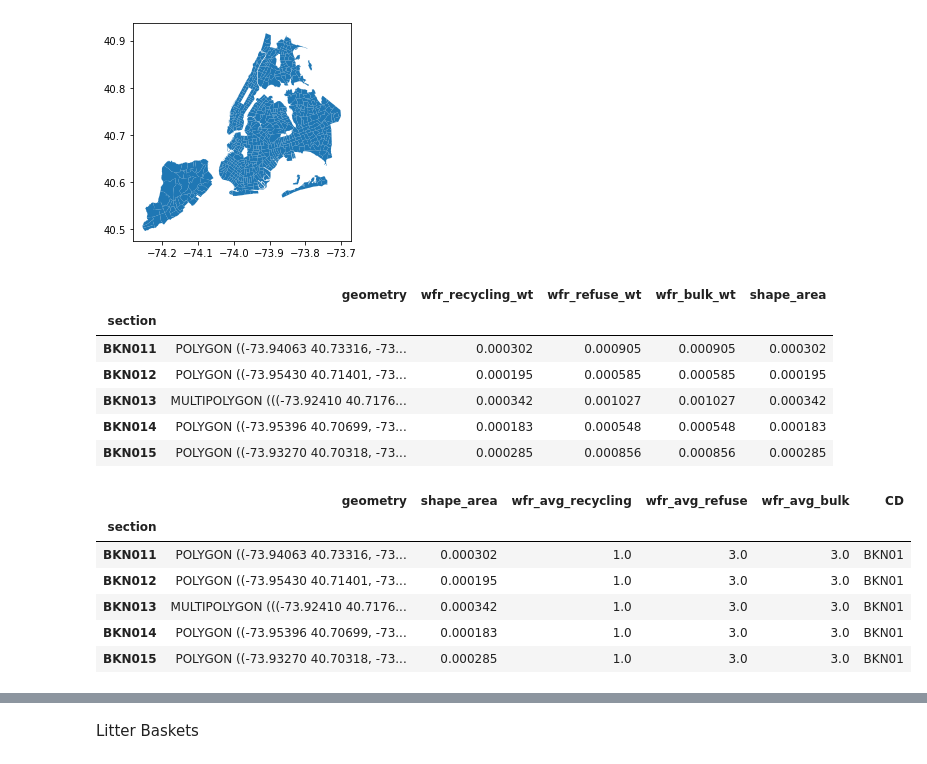
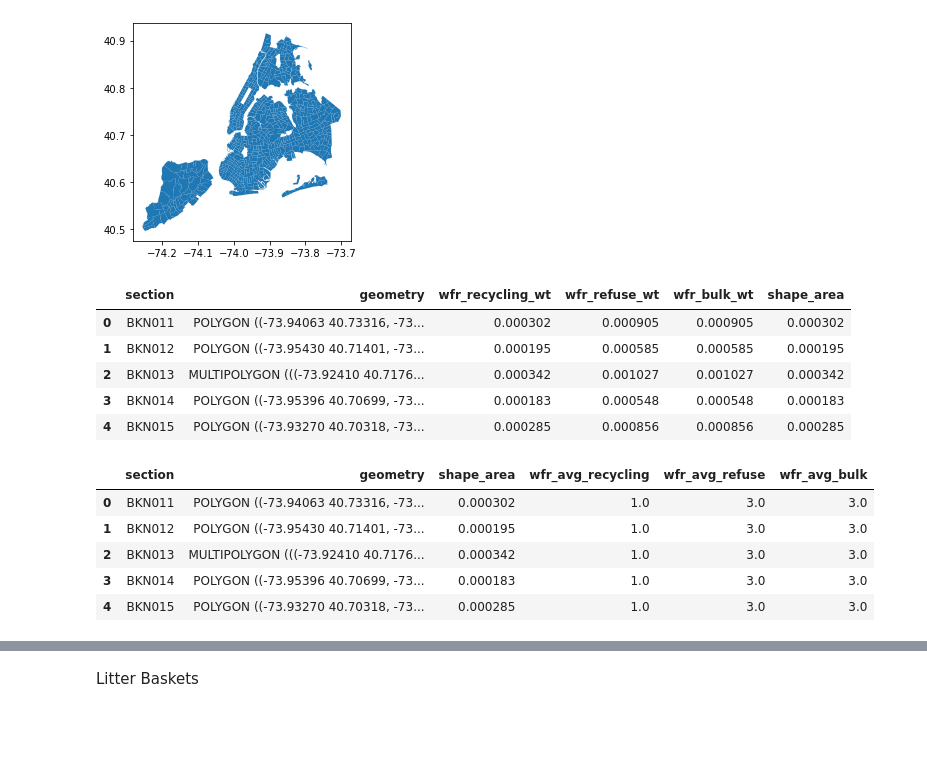
Before and after one commit to glpincus/NYCclean_ML4C, a Jupyter notebook: SWMpreprocessing.ipynb, the cells around one changed output, grey strips where cells are left out. Cells and saved outputs as stored; diff of their text form; code cells hidden in the pictures; blank space fills up the shorter version.

```diff
--- a/SWMpreprocessing.ipynb
+++ b/SWMpreprocessing.ipynb
@@ -2,9 +2,12 @@
 import pandas as pd
 import numpy as np
 import geopandas as gpd
+import matplotlib as plt
 import requests
 import urllib.request as urllib
 import json
+pd.set_option("max_rows", 200)
+pd.set_option("max_columns", None)
 # %% [markdown]
 Composting Services
 # %%
@@ -97,34 +100,29 @@ dsny_freq['wfr_refuse_wt'] = dsny_freq['wfr_refuse'] * dsny_freq['shape_area']
 dsny_freq['wfr_bulk_wt'] = dsny_freq['wfr_bulk'] * dsny_freq['shape_area']
 # %%
 #now dissolve and use the weighted average of collection frequency by land area
-dsny_freq_sct = dsny_freq[['section','wfr_recycling_wt','wfr_refuse_wt','wfr_bulk_wt','shape_area','geometry']].dissolve(by = 'section',aggfunc='sum')
+dsny_freq_sct = dsny_freq[['section','wfr_recycling_wt','wfr_refuse_wt','wfr_bulk_wt','shape_area','geometry']].dissolve(by = 'section',aggfunc='sum', as_index=False)
 dsny_freq_sct.head()
 # %% [output]
-|  | geometry | wfr_recycling_wt | wfr_refuse_wt | wfr_bulk_wt | shape_area |
-| section |  |  |  |  |  |
-| BKN011 | POLYGON ((-73.94063 40.73316, -73... | 0.000302 | 0.000905 | 0.000905 | 0.000302 |
-| BKN012 | POLYGON ((-73.95430 40.71401, -73... | 0.000195 | 0.000585 | 0.000585 | 0.000195 |
-| BKN013 | MULTIPOLYGON (((-73.92410 40.7176... | 0.000342 | 0.001027 | 0.001027 | 0.000342 |
-| BKN014 | POLYGON ((-73.95396 40.70699, -73... | 0.000183 | 0.000548 | 0.000548 | 0.000183 |
-| BKN015 | POLYGON ((-73.93270 40.70318, -73... | 0.000285 | 0.000856 | 0.000856 | 0.000285 |
+|  | section | geometry | wfr_recycling_wt | wfr_refuse_wt | wfr_bulk_wt | shape_area |
+| 0 | BKN011 | POLYGON ((-73.94063 40.73316, -73... | 0.000302 | 0.000905 | 0.000905 | 0.000302 |
+| 1 | BKN012 | POLYGON ((-73.95430 40.71401, -73... | 0.000195 | 0.000585 | 0.000585 | 0.000195 |
+| 2 | BKN013 | MULTIPOLYGON (((-73.92410 40.7176... | 0.000342 | 0.001027 | 0.001027 | 0.000342 |
+| 3 | BKN014 | POLYGON ((-73.95396 40.70699, -73... | 0.000183 | 0.000548 | 0.000548 | 0.000183 |
+| 4 | BKN015 | POLYGON ((-73.93270 40.70318, -73... | 0.000285 | 0.000856 | 0.000856 | 0.000285 |
 # %%
 #calculate weighted average frequency by section
 dsny_freq_sct['wfr_avg_recycling'] = dsny_freq_sct['wfr_recycling_wt'] / dsny_freq_sct['shape_area']
 dsny_freq_sct['wfr_avg_refuse'] = dsny_freq_sct['wfr_refuse_wt'] / dsny_freq_sct['shape_area']
 dsny_freq_sct['wfr_avg_bulk'] = dsny_freq_sct['wfr_bulk_wt'] / dsny_freq_sct['shape_area']
 
 #drop irrelevant columns
 dsny_freq_sct.drop(['wfr_recycling_wt','wfr_refuse_wt','wfr_bulk_wt'],axis = 1,inplace = True)
 
-#recreate CD column
-dsny_freq_sct['CD'] = dsny_freq_sct.index.str[:-1]
-
 dsny_freq_sct.head()
 # %% [output]
-|  | geometry | shape_area | wfr_avg_recycling | wfr_avg_refuse | wfr_avg_bulk | CD |
-| section |  |  |  |  |  |  |
-| BKN011 | POLYGON ((-73.94063 40.73316, -73... | 0.000302 | 1.0 | 3.0 | 3.0 | BKN01 |
-| BKN012 | POLYGON ((-73.95430 40.71401, -73... | 0.000195 | 1.0 | 3.0 | 3.0 | BKN01 |
-| BKN013 | MULTIPOLYGON (((-73.92410 40.7176... | 0.000342 | 1.0 | 3.0 | 3.0 | BKN01 |
-| BKN014 | POLYGON ((-73.95396 40.70699, -73... | 0.000183 | 1.0 | 3.0 | 3.0 | BKN01 |
-| BKN015 | POLYGON ((-73.93270 40.70318, -73... | 0.000285 | 1.0 | 3.0 | 3.0 | BKN01 |
+|  | section | geometry | shape_area | wfr_avg_recycling | wfr_avg_refuse | wfr_avg_bulk |
+| 0 | BKN011 | POLYGON ((-73.94063 40.73316, -73... | 0.000302 | 1.0 | 3.0 | 3.0 |
+| 1 | BKN012 | POLYGON ((-73.95430 40.71401, -73... | 0.000195 | 1.0 | 3.0 | 3.0 |
+| 2 | BKN013 | MULTIPOLYGON (((-73.92410 40.7176... | 0.000342 | 1.0 | 3.0 | 3.0 |
+| 3 | BKN014 | POLYGON ((-73.95396 40.70699, -73... | 0.000183 | 1.0 | 3.0 | 3.0 |
+| 4 | BKN015 | POLYGON ((-73.93270 40.70318, -73... | 0.000285 | 1.0 | 3.0 | 3.0 |
```
Also changed, not shown: parts of 41 cells of this notebook, 1 other file.
